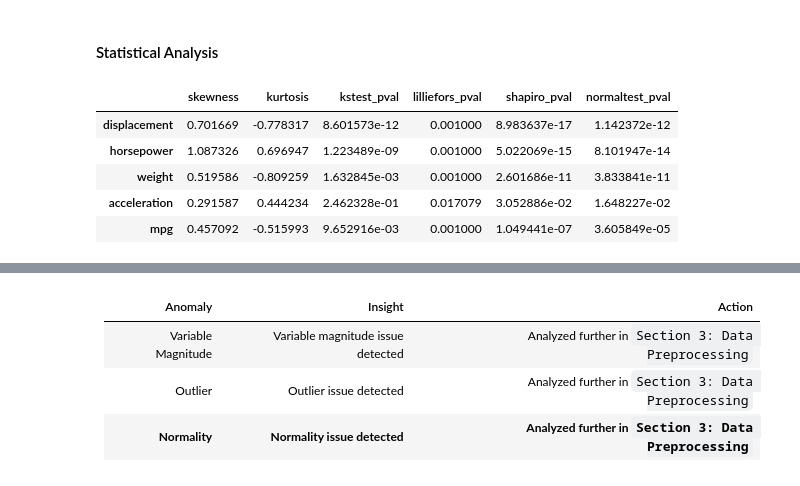
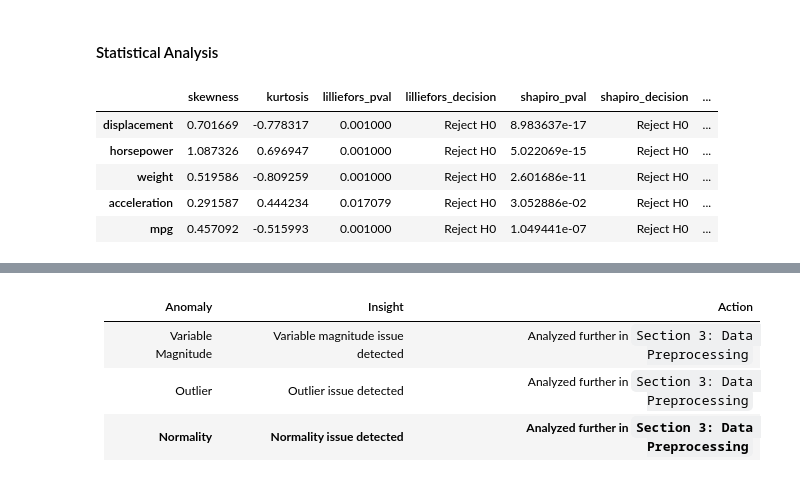
Before and after one commit to garudapaksi-yusuf/Auto_MPG_Prediction, a Jupyter notebook: notebook/__2_data_analysis.ipynb, the cells around one changed output, grey strips where cells are left out. Drawn from its saved outputs; the diff is of its cells as text; code cells hidden in the pictures.

Commit message:
statistical analysis

```diff
--- a/notebook/__2_data_analysis.ipynb
+++ b/notebook/__2_data_analysis.ipynb
@@ -22,14 +22,14 @@ from statsmodels.stats.diagnostic import lilliefors
 ### Data ETL
 # %%
 # data ETL
-data = pd.read_csv(
+data_raw = pd.read_csv(
     filepath_or_buffer='../data/data_cleaned.csv'
 )
 
 # data cleaning
 data = convert_categorical_variable(
     categorical_variables=['cylinders', 'model_year', 'origin'],
-    data=data
+    data=data_raw
 )
 
 # show first 5 rows of cleaned data
@@ -102,11 +102,11 @@ plt.suptitle(
 )
 
 # create boxplot for each numerical columns
-for count, variable in enumerate(iterable=data_numerical):
+for count, column in enumerate(iterable=data_numerical):
     plt.subplot(2, 3, count + 1)
     boxplot = sns.boxplot(
         data=data,
-        y=variable,
+        y=column,
         width=0.5,
         showmeans=True,
         meanline=True
@@ -238,35 +250,34 @@ A [bar chart](https://en.wikipedia.org/wiki/Bar_chart) or bar graph is a chart o
 # %% [markdown]
 #### Statistical Analysis
 # %%
-kstest_stat = list()
-kstest_pval = list()
+# apply statistical functions to each columns in dataset
+skewness = data_numerical.apply(func=lambda column: column.skew()).values
+kurtosis = data_numerical.apply(func=lambda column: column.kurt()).values
 
-for variable in data_numerical.columns:
+lilliefors_pvals = data_numerical.apply(lambda column: lilliefors(x=column)[1]).values
+lilliefors_decisions = ['Reject H0' if lilliefors_pval <= 0.05 else 'Accept H0' for lilliefors_pval in lilliefors_pvals]
 
-    variable_loc, variable_scale = norm.fit(data=data_numerical[variable])
-    variable_norm = norm(loc=variable_loc, scale=variable_scale)
+shapiro_pvals = data_numerical.apply(lambda column: shapiro(x=column)[1]).values
+shapiro_decisions = ['Reject H0' if shapiro_pval <= 0.05 else 'Accept H0' for shapiro_pval in shapiro_pvals]
 
-    kstest_stat.append(kstest(
-        rvs=data_numerical[variable],
-        cdf=variable_norm.cdf
-    )[0])
-    kstest_pval.append(kstest(
-        rvs=data_numerical[variable],
-        cdf=variable_norm.cdf
-    )[1])
+normaltest_pvals = data_numerical.apply(lambda column: normaltest(a=column)[1]).values
+normaltest_decisions = ['Reject H0' if normaltest_pval <= 0.05 else 'Accept H0' for normaltest_pval in normaltest_pvals]
 
+# test results in DataFrame format
 pd.DataFrame(data={
-    "skewness": data_numerical.apply(func=lambda variable: variable.skew()).values,
-    "kurtosis": data_numerical.apply(func=lambda variable: variable.kurt()).values,
-    "kstest_pval": kstest_pval,
-    "lilliefors_pval": data_numerical.apply(lambda variable: lilliefors(x=variable)[1]).values,
-    "shapiro_pval": data_numerical.apply(lambda variable: shapiro(x=variable)[1]).values,
-    "normaltest_pval": data_numerical.apply(lambda variable: normaltest(a=variable)[1]).values
+    'skewness': skewness,
+    'kurtosis': kurtosis,
+    'lilliefors_pval': lilliefors_pvals,
+    'lilliefors_decision': lilliefors_decisions,
+    'shapiro_pval': shapiro_pvals,
+    'shapiro_decision': shapiro_decisions,
+    'normaltest_pval': normaltest_pvals,
+    'normaltest_decision': normaltest_decisions,
 }).set_index(keys=data_numerical.columns)
 # %% [output]
-|  | skewness | kurtosis | kstest_pval | lilliefors_pval | shapiro_pval | normaltest_pval |
-| displacement | 0.701669 | -0.778317 | 8.601573e-12 | 0.001000 | 8.983637e-17 | 1.142372e-12 |
-| horsepower | 1.087326 | 0.696947 | 1.223489e-09 | 0.001000 | 5.022069e-15 | 8.101947e-14 |
-| weight | 0.519586 | -0.809259 | 1.632845e-03 | 0.001000 | 2.601686e-11 | 3.833841e-11 |
-| acceleration | 0.291587 | 0.444234 | 2.462328e-01 | 0.017079 | 3.052886e-02 | 1.648227e-02 |
-| mpg | 0.457092 | -0.515993 | 9.652916e-03 | 0.001000 | 1.049441e-07 | 3.605849e-05 |
+|  | skewness | kurtosis | lilliefors_pval | lilliefors_decision | shapiro_pval | shapiro_decision | ... |
+| displacement | 0.701669 | -0.778317 | 0.001000 | Reject H0 | 8.983637e-17 | Reject H0 | ... |
+| horsepower | 1.087326 | 0.696947 | 0.001000 | Reject H0 | 5.022069e-15 | Reject H0 | ... |
+| weight | 0.519586 | -0.809259 | 0.001000 | Reject H0 | 2.601686e-11 | Reject H0 | ... |
+| acceleration | 0.291587 | 0.444234 | 0.017079 | Reject H0 | 3.052886e-02 | Reject H0 | ... |
+| mpg | 0.457092 | -0.515993 | 0.001000 | Reject H0 | 1.049441e-07 | Reject H0 | ... |
```
Also changed, not shown: parts of 4 cells of this notebook, 1 other file.
